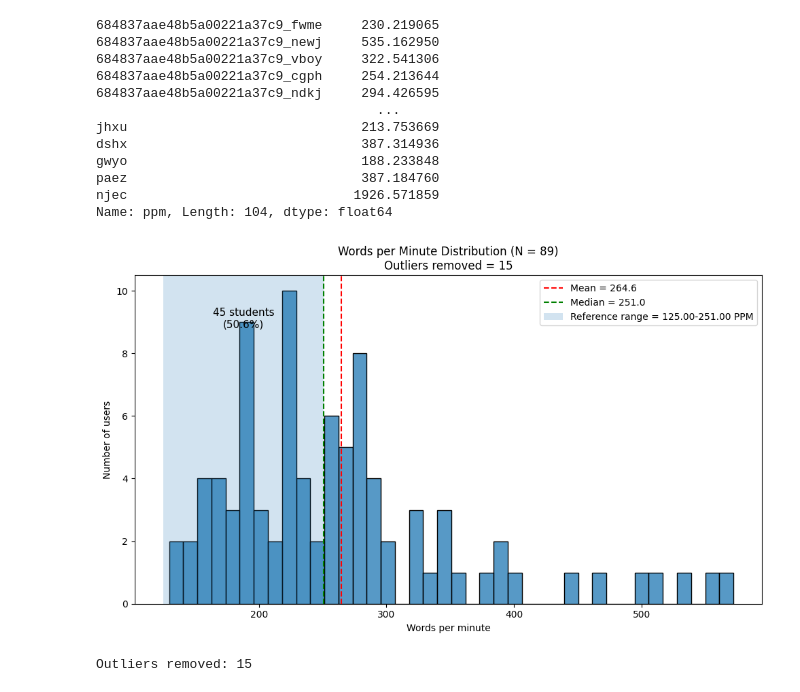
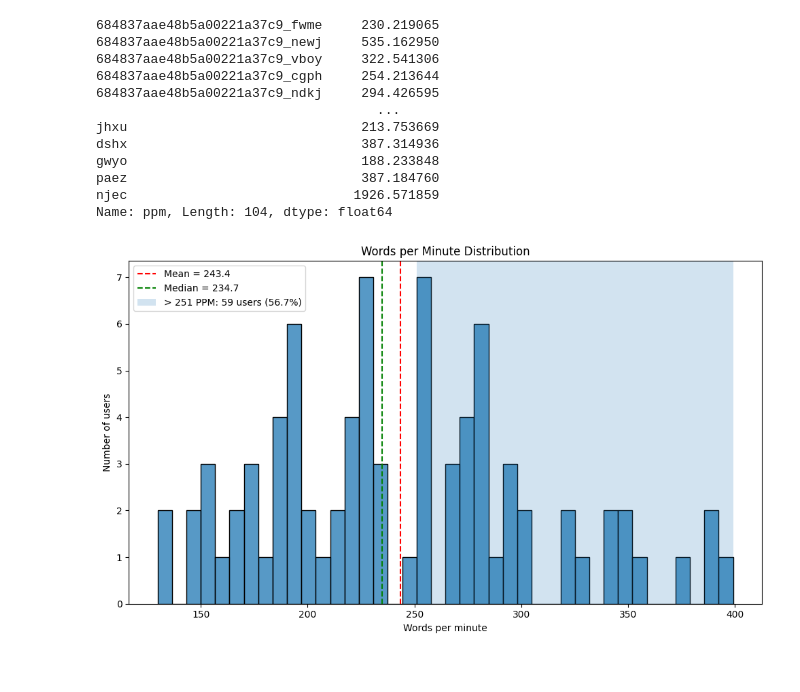
Before and after one commit to MattCastUCM/JustShare, a Jupyter notebook: telemetry/gameplay/analysis.ipynb, the cells around one changed output. Cells and saved outputs as stored; diff of their text form; code cells hidden in the pictures.

```diff
--- a/telemetry/gameplay/analysis.ipynb
+++ b/telemetry/gameplay/analysis.ipynb
@@ -650,9 +697,7 @@ for trace in traces:
 		text = dialog.get("text", "")
 		key = (node, text)
 
-		timestamp = datetime.fromisoformat(
-			trace["timestamp"].replace("Z", "+00:00")
-		)
+		timestamp = datetime.fromisoformat(trace["timestamp"].replace("Z", "+00:00"))
 
 		if object_id == DIALOG_START_OBJ_ID:
 			dialogues_per_user[user][key] = {
@@ -844,33 +927,21 @@ paez                              387.184760
 njec                             1926.571859
 Name: ppm, Length: 104, dtype: float64
 # %%
-# Calcular IQR
-Q1 = ppm.quantile(0.25)
-Q3 = ppm.quantile(0.75)
-IQR = Q3 - Q1
-
-# Límites para detectar outliers
-lower = Q1 - 1.5 * IQR
-upper = Q3 + 1.5 * IQR
-
-# Eliminar outliers
-ppm_clean = ppm[(ppm >= lower) & (ppm <= upper)]
+# Eliminar valores mayores de 400
+ppm_clean = ppm[ppm <= 400]
 # %%
 # Estadísticas
 n = ppm_clean.count()
 mean_ppm = ppm_clean.mean()
 median_ppm = ppm_clean.median()
-removed = len(ppm) - len(ppm_clean)
 
-# Rango de referencia 2º–4º EP
-normal_lower = 125
+# Rango de referencia 2º-4º EDSO
 normal_upper = 251
 
-# Personas dentro del rango
-in_range = (ppm_clean >= normal_lower) & (ppm_clean <= normal_upper)
-n_in_range = in_range.sum()
-
-percentage_in_range = n_in_range / len(ppm_clean) * 100
+# Personas > 251 PPM, incluyendo outliers
+non_readers = ppm[ppm > normal_upper]
+n_non_readers = non_readers.count()
+percentage_non_readers = n_non_readers / len(ppm) * 100
 
 plt.figure(figsize=(10, 6))
 
@@ -882,52 +953,36 @@ sns.histplot(
 # Media
 plt.axvline(
 	mean_ppm,
 	color="red",
 	linestyle="--",
 	linewidth=1.5,
 	label=f"Mean = {mean_ppm:.1f}"
 )
 
 # Mediana
 plt.axvline(
 	median_ppm,
 	color="green",
 	linestyle="--",
 	linewidth=1.5,
 	label=f"Median = {median_ppm:.1f}"
 )
 
 # Rango de referencia
 plt.axvspan(
-	normal_lower,
-	normal_upper,
-	alpha=0.2,
-	label=f"Reference range = {normal_lower:.2f}-{normal_upper:.2f} PPM"
-)
-
-# Texto dentro de la zona
-plt.text(
-	(normal_lower + normal_upper) / 2,
-	plt.ylim()[1] * 0.90,
-	f"{n_in_range} students\n({percentage_in_range:.1f}%)",
-	ha="center",
-	va="top",
-	fontsize=11
+    normal_upper,
+    ppm_clean.max(),
+    alpha=0.2,
+    label=f"> {normal_upper:.0f} PPM: {n_non_readers} users ({percentage_non_readers:.1f}%)"
 )
 
 plt.xlabel("Words per minute")
 plt.ylabel("Number of users")
-plt.title(
-	f"Words per Minute Distribution (N = {n})\n"
-	f"Outliers removed = {removed}"
-)
+plt.title("Words per Minute Distribution")
 
 plt.legend()
 
 plt.tight_layout()
 plt.show()
-
-print(f"Outliers removed: {removed}")
 # %% [output]
-[figure, old version]
+[figure, new version]
-Outliers removed: 15
```
Also changed, not shown: parts of 9 cells of this notebook, 9 other files.
